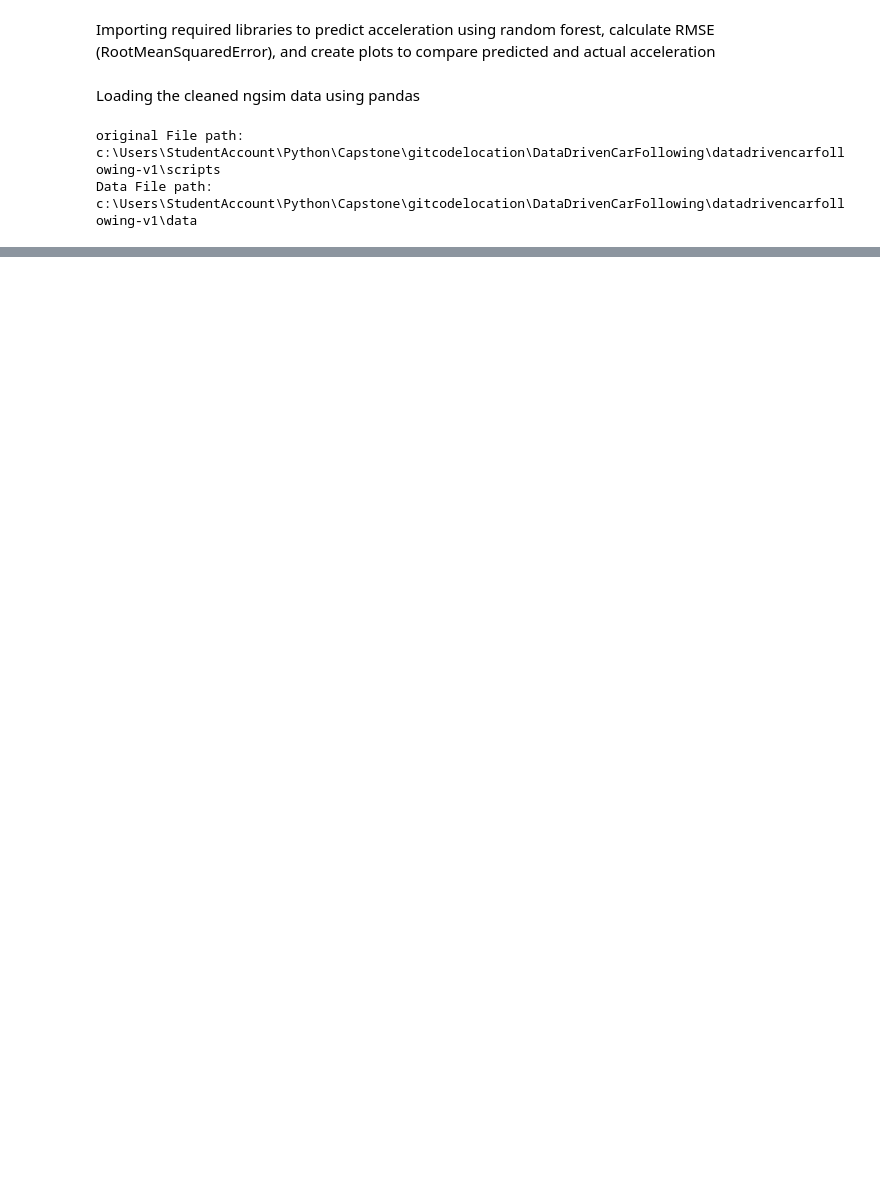
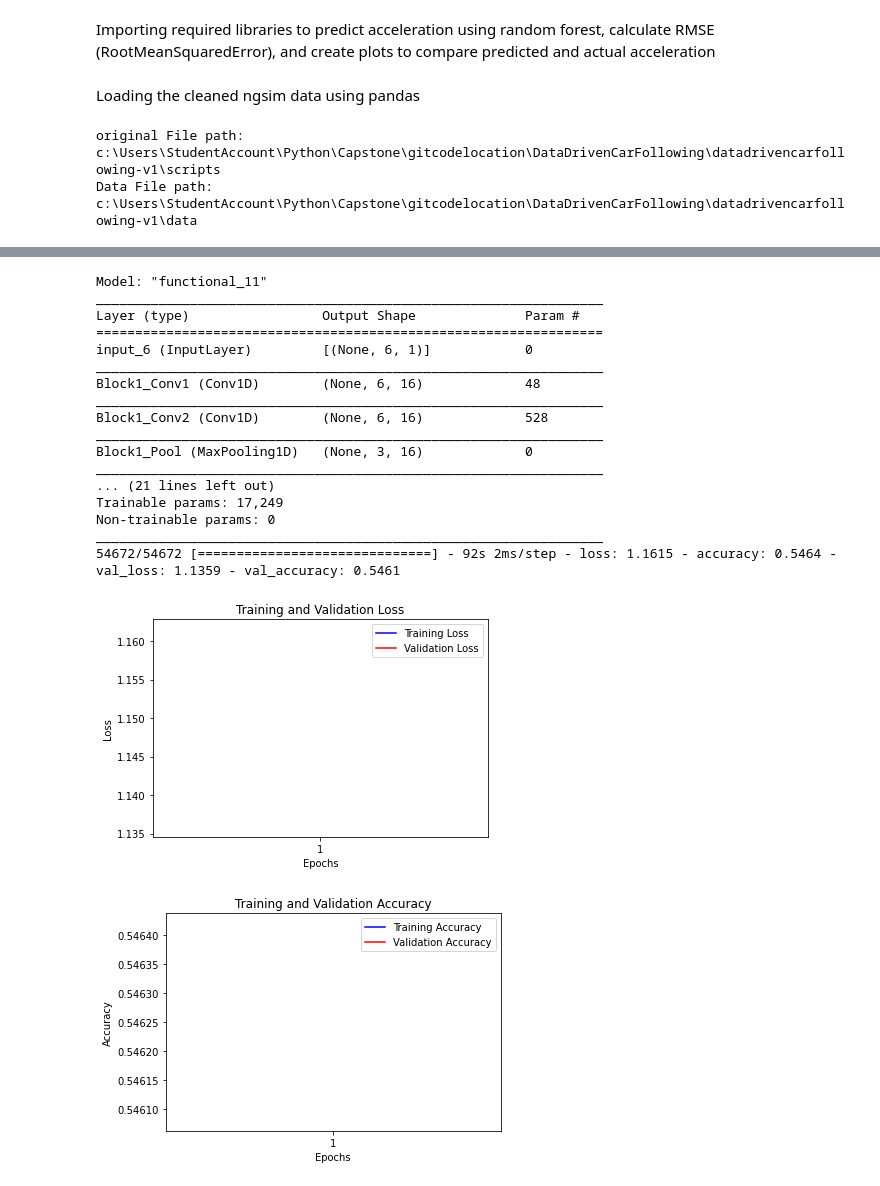
Before and after one commit to VineetDhamija/DataDrivenCarFollowing, a Jupyter notebook: datadrivencarfollowing-v1/scripts/Neural Network various Reaction Times.ipynb, the cells around one changed output, grey strips where cells are left out. Cells and saved outputs as stored; diff of their text form; code cells hidden in the pictures; blank space fills up the shorter version.

```diff
--- a/datadrivencarfollowing-v1/scripts/Neural Network various Reaction Times.ipynb
+++ b/datadrivencarfollowing-v1/scripts/Neural Network various Reaction Times.ipynb
@@ -216,0 +81,36 @@ pred_acc shape: (124,)
+# %%
+time_frame=1
+ngsim_1, train_df_1, val_df_1, test_df_1, X_train_1, y_train_1, X_val_1, y_val_1, X_test_1, y_test_1,predicted_data_1,model_1= model_obj.fit_and_run_neural(ngsim, time_frame)
+
+file.export_file(ngsim_1, '5 Seconds_Removed-ngsim_1')
+file.export_file(train_df_1, '5 Seconds_Removed-train_df_1')
+file.export_file(val_df_1, '5 Seconds_Removed-val_df_1')
+file.export_file(test_df_1, '5 Seconds_Removed-test_df_1')
+file.export_file(X_train_1, '5 Seconds_Removed-X_train_1')
+file.export_file(y_train_1, '5 Seconds_Removed-y_train_1')
+
+file.export_file(X_val_1, '5 Seconds_Removed-X_val_1')
+file.export_file(y_val_1, '5 Seconds_Removed-y_val_1')
+file.export_file(X_test_1, '5 Seconds_Removed-X_test_1')
+file.export_file(y_test_1, '5 Seconds_Removed-y_test_1')
+file.export_file(predicted_data_1, '5 Seconds_Removed-predicted_data_1')
+# %% [output]
+Model: "functional_11"
+_________________________________________________________________
+Layer (type)                 Output Shape              Param #
+=================================================================
+input_6 (InputLayer)         [(None, 6, 1)]            0
+_________________________________________________________________
+Block1_Conv1 (Conv1D)        (None, 6, 16)             48
+_________________________________________________________________
+Block1_Conv2 (Conv1D)        (None, 6, 16)             528
+_________________________________________________________________
+Block1_Pool (MaxPooling1D)   (None, 3, 16)             0
+_________________________________________________________________
+... (21 lines left out)
+Trainable params: 17,249
+Non-trainable params: 0
+_________________________________________________________________
+54672/54672 [==============================] - 92s 2ms/step - loss: 1.1615 - accuracy: 0.5464 - val_loss: 1.1359 - val_accuracy: 0.5461
+[figure, added]
+[figure, added]
```
Also changed, not shown: parts of 11 cells of this notebook, 13 other files.
